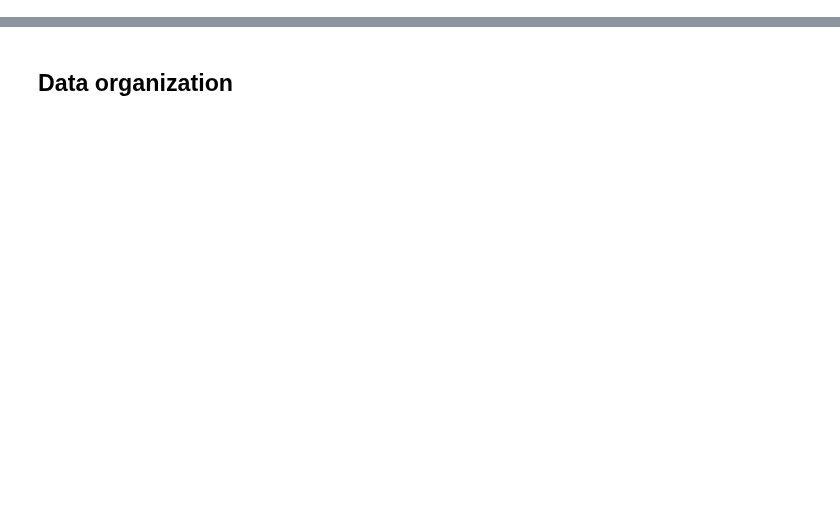
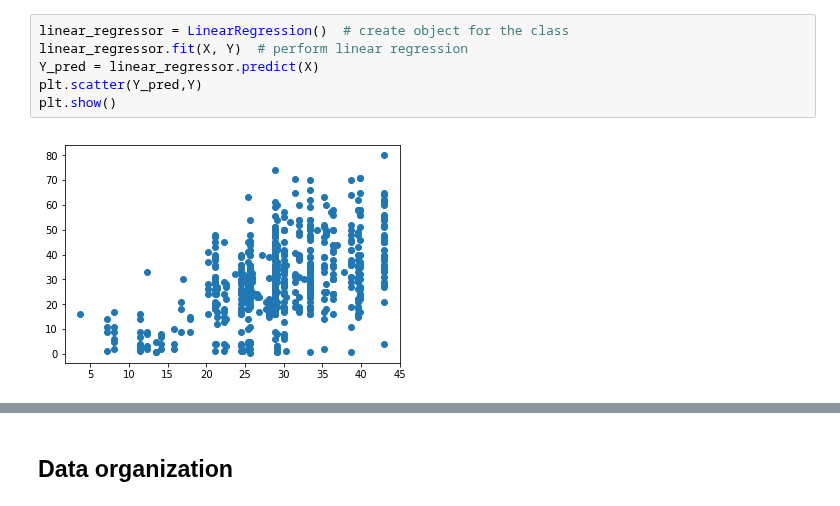
Before and after one commit to duonghung86/Kaggle-competition, a Jupyter notebook: Titanic Logistic Regression.ipynb, the cells around one changed output, grey strips where cells are left out. Saved outputs shown, nothing was run; the diff lists cells and outputs as text; blank space fills up the shorter version.

```diff
--- a/Titanic Logistic Regression.ipynb
+++ b/Titanic Logistic Regression.ipynb
@@ -61,0 +181,8 @@ age.value_counts().plot(kind='bar')
+# %%
+linear_regressor = LinearRegression()  # create object for the class
+linear_regressor.fit(X, Y)  # perform linear regression
+Y_pred = linear_regressor.predict(X)
+plt.scatter(Y_pred,Y)
+plt.show()
+# %% [output]
+[figure, added]
```
Also changed, not shown: parts of 31 cells of this notebook, 1 other file.
